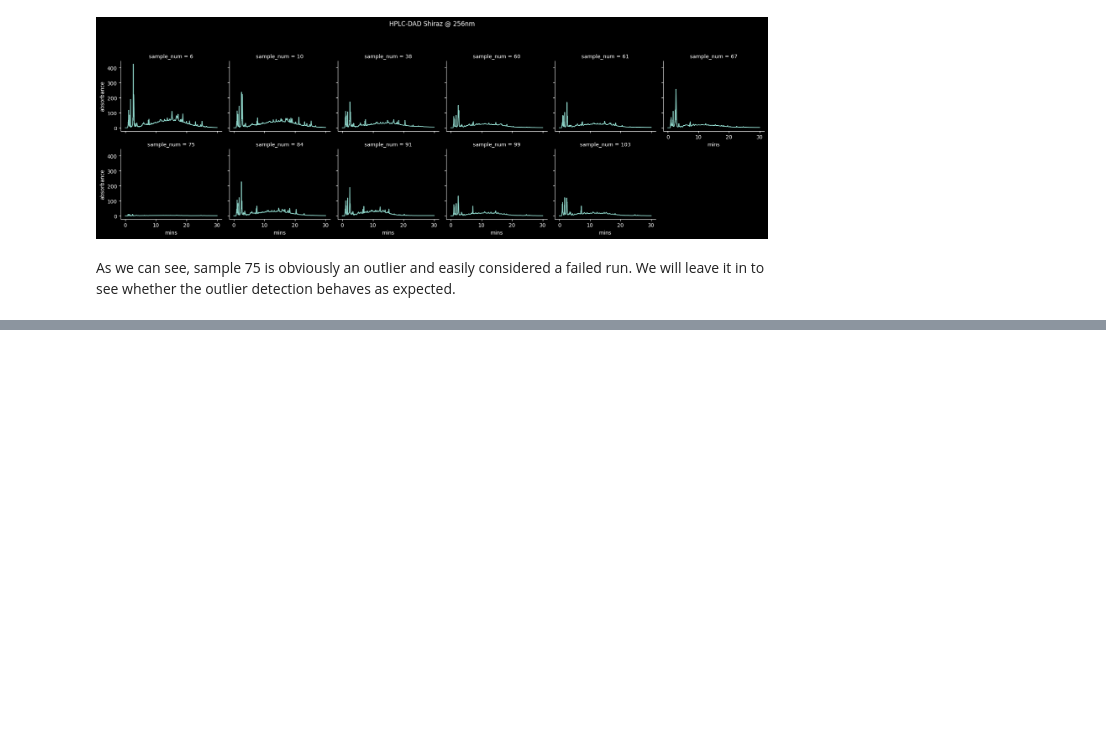
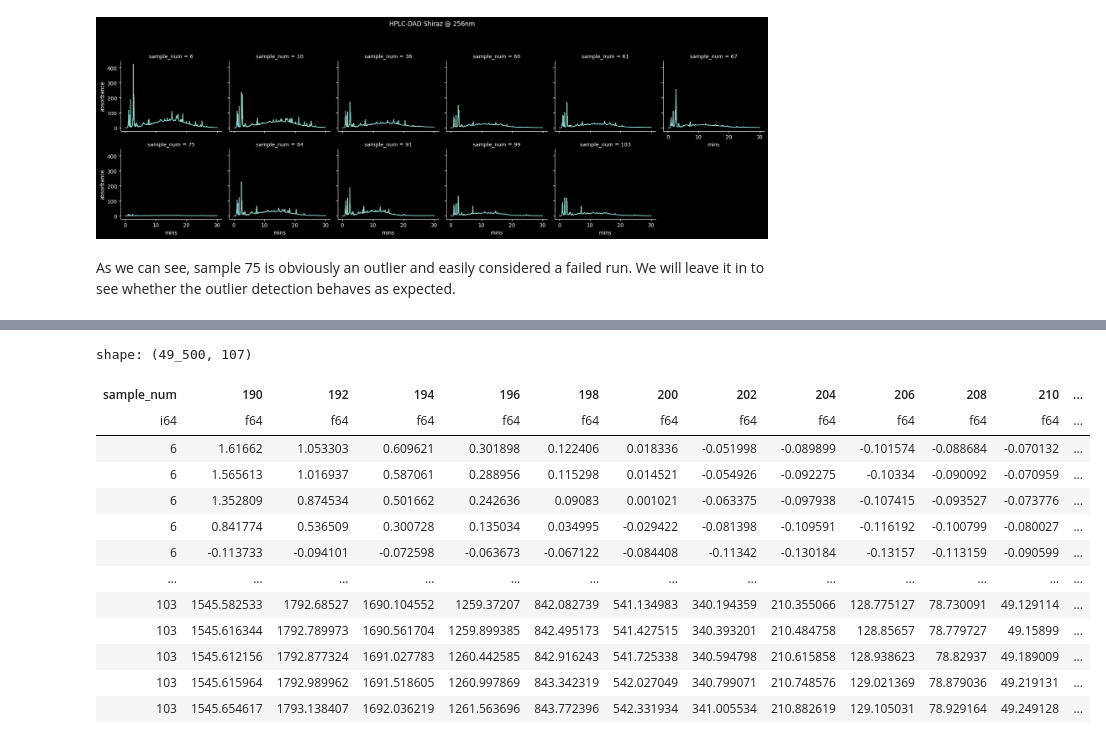
Before and after one commit to jonathanstathakis/pca_analysis, a Jupyter notebook: outlier_detection.ipynb, the cells around one changed output, grey strips where cells are left out. Cells and saved outputs as stored; diff of their text form; code cells hidden in the pictures; blank space fills up the shorter version.

```diff
--- a/outlier_detection.ipynb
+++ b/outlier_detection.ipynb
@@ -175,0 +185,28 @@ As we can see, sample 75 is obviously an outlier and easily considered a failed
+# %%
+wide_data = (
+    long_data.select("sample_num", "mins", "absorbance", "wavelength")
+    .sort(["sample_num", "mins", "wavelength"])
+    .pivot(
+        on="wavelength",
+        index=["sample_num", "mins"],
+        values="absorbance",
+        maintain_order=True,
+    )
+    .drop("mins")
+)
+wide_data
+# %% [output]
+shape: (49_500, 107)
+| sample_num | 190 | 192 | 194 | 196 | 198 | 200 | 202 | 204 | 206 | 208 | 210 | ... |
+| i64 | f64 | f64 | f64 | f64 | f64 | f64 | f64 | f64 | f64 | f64 | f64 | ... |
+| 6 | 1.61662 | 1.053303 | 0.609621 | 0.301898 | 0.122406 | 0.018336 | -0.051998 | -0.089899 | -0.101574 | -0.088684 | -0.070132 | ... |
+| 6 | 1.565613 | 1.016937 | 0.587061 | 0.288956 | 0.115298 | 0.014521 | -0.054926 | -0.092275 | -0.10334 | -0.090092 | -0.070959 | ... |
+| 6 | 1.352809 | 0.874534 | 0.501662 | 0.242636 | 0.09083 | 0.001021 | -0.063375 | -0.097938 | -0.107415 | -0.093527 | -0.073776 | ... |
+| 6 | 0.841774 | 0.536509 | 0.300728 | 0.135034 | 0.034995 | -0.029422 | -0.081398 | -0.109591 | -0.116192 | -0.100799 | -0.080027 | ... |
+| 6 | -0.113733 | -0.094101 | -0.072598 | -0.063673 | -0.067122 | -0.084408 | -0.11342 | -0.130184 | -0.13157 | -0.113159 | -0.090599 | ... |
+| … | … | … | … | … | … | … | … | … | … | … | … | ... |
+| 103 | 1545.582533 | 1792.68527 | 1690.104552 | 1259.37207 | 842.082739 | 541.134983 | 340.194359 | 210.355066 | 128.775127 | 78.730091 | 49.129114 | ... |
+| 103 | 1545.616344 | 1792.789973 | 1690.561704 | 1259.899385 | 842.495173 | 541.427515 | 340.393201 | 210.484758 | 128.85657 | 78.779727 | 49.15899 | ... |
+| 103 | 1545.612156 | 1792.877324 | 1691.027783 | 1260.442585 | 842.916243 | 541.725338 | 340.594798 | 210.615858 | 128.938623 | 78.82937 | 49.189009 | ... |
+| 103 | 1545.615964 | 1792.989962 | 1691.518605 | 1260.997869 | 843.342319 | 542.027049 | 340.799071 | 210.748576 | 129.021369 | 78.879036 | 49.219131 | ... |
+| 103 | 1545.654617 | 1793.138407 | 1692.036219 | 1261.563696 | 843.772396 | 542.331934 | 341.005534 | 210.882619 | 129.105031 | 78.929164 | 49.249128 | ... |
```
Also changed, not shown: parts of 5 cells of this notebook, 7 other files.
